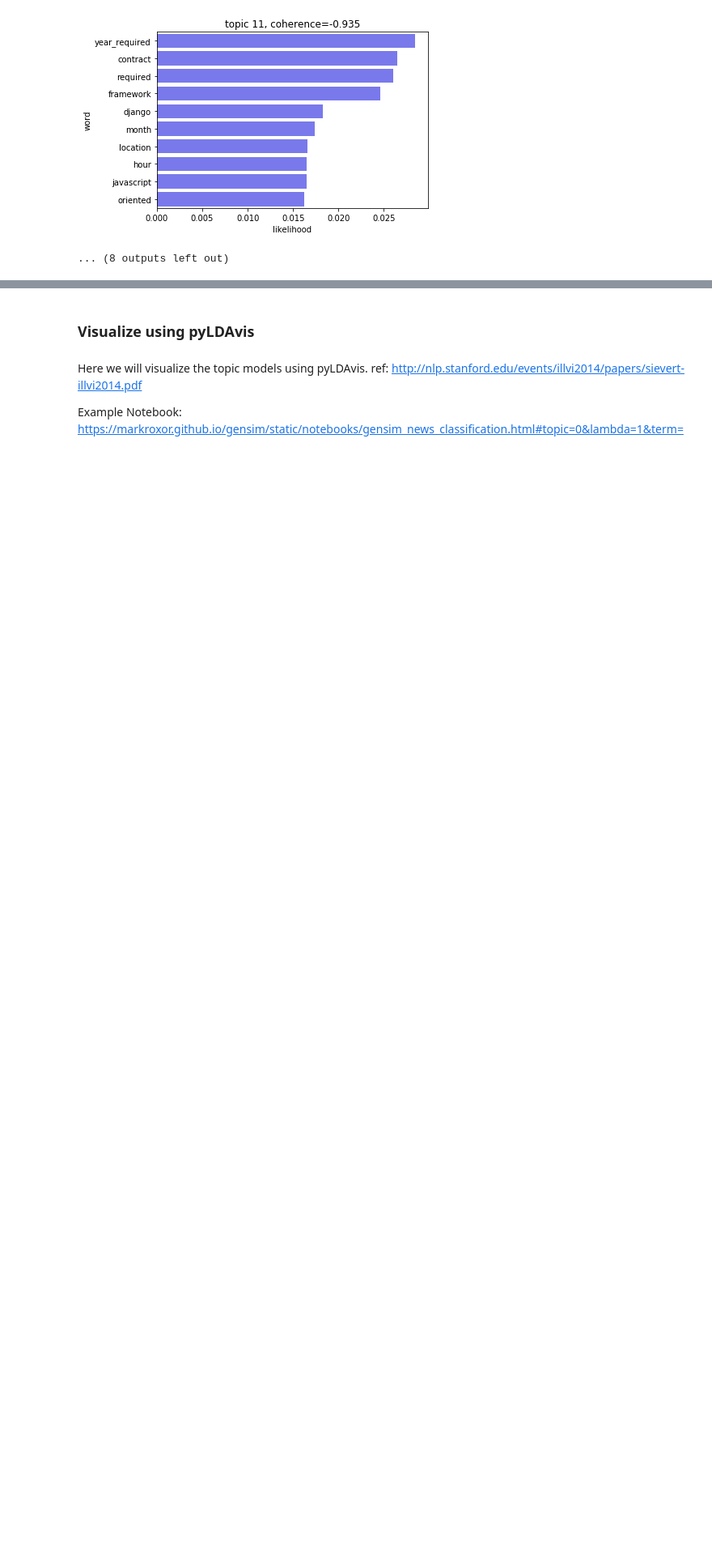
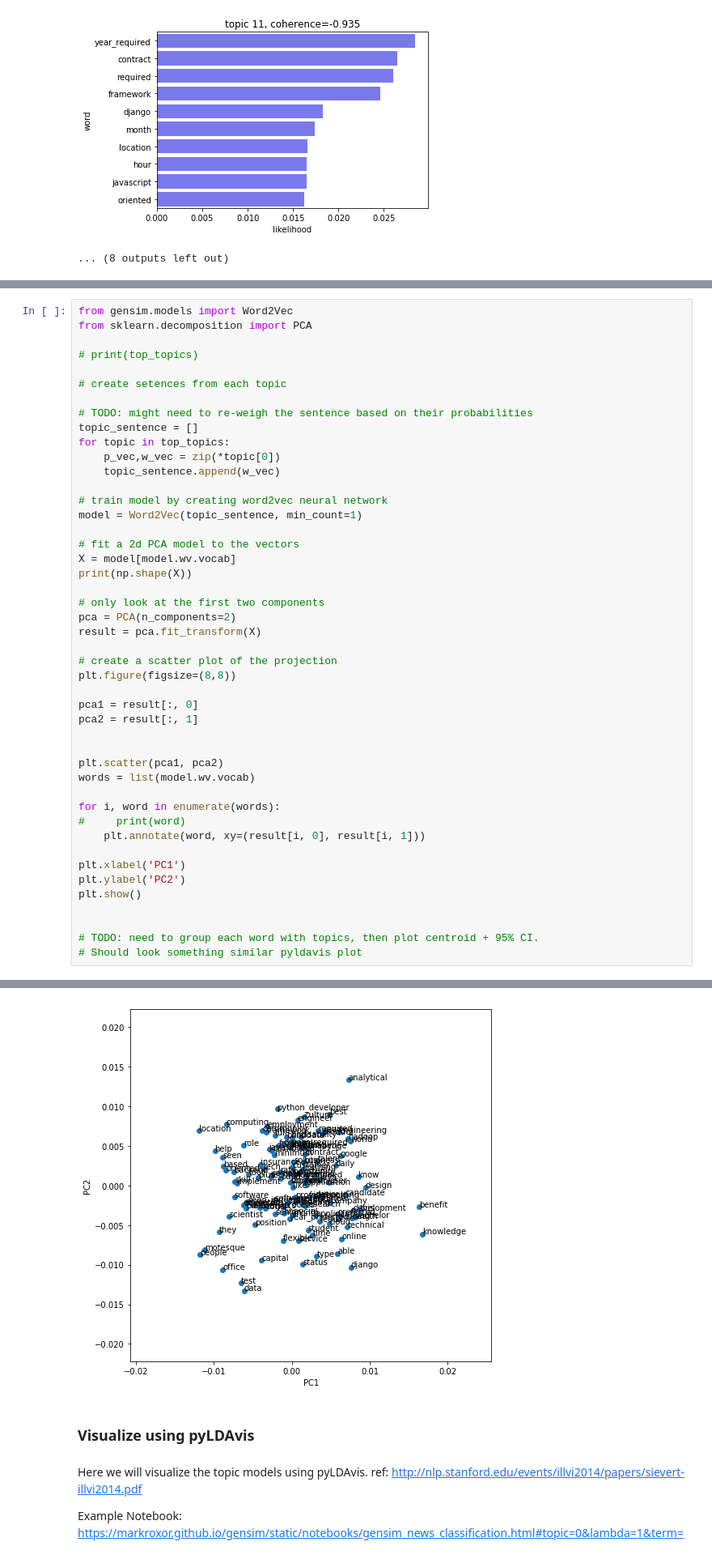
Before and after one commit to dmeyers83/Text-Info-Systems-Project, a Jupyter notebook: Scrape Indeed Job Data.ipynb, the cells around one changed output, grey strips where cells are left out. Shown at 81% size. Cells and saved outputs as stored; diff of their text form; blank space fills up the shorter version.

```diff
--- a/Scrape Indeed Job Data.ipynb
+++ b/Scrape Indeed Job Data.ipynb
@@ -401,0 +404,47 @@ for n in df.topic_number_idx.unique():
+# %%
+from gensim.models import Word2Vec
+from sklearn.decomposition import PCA
+
+# print(top_topics)
+
+# create setences from each topic
+
+# TODO: might need to re-weigh the sentence based on their probabilities
+topic_sentence = []
+for topic in top_topics:
+    p_vec,w_vec = zip(*topic[0])
+    topic_sentence.append(w_vec)
+
+# train model by creating word2vec neural network
+model = Word2Vec(topic_sentence, min_count=1)
+
+# fit a 2d PCA model to the vectors
+X = model[model.wv.vocab]
+print(np.shape(X))
+
+# only look at the first two components
+pca = PCA(n_components=2)
+result = pca.fit_transform(X)
+
+# create a scatter plot of the projection
+plt.figure(figsize=(8,8))
+
+pca1 = result[:, 0]
+pca2 = result[:, 1]
+
+
+plt.scatter(pca1, pca2)
+words = list(model.wv.vocab)
+
+for i, word in enumerate(words):
+#     print(word)
+    plt.annotate(word, xy=(result[i, 0], result[i, 1]))
+
+plt.xlabel('PC1')
+plt.ylabel('PC2')
+plt.show()
+
+
+# TODO: need to group each word with topics, then plot centroid + 95% CI.
+# Should look something similar pyldavis plot
+# %% [output]
@@ -402,3 +452,4 @@ for n in df.topic_number_idx.unique():
+[figure, added]
 # %% [markdown]
 ### Visualize using pyLDAvis
 # %% [markdown]
```
Also changed, not shown: parts of 2 cells of this notebook.
